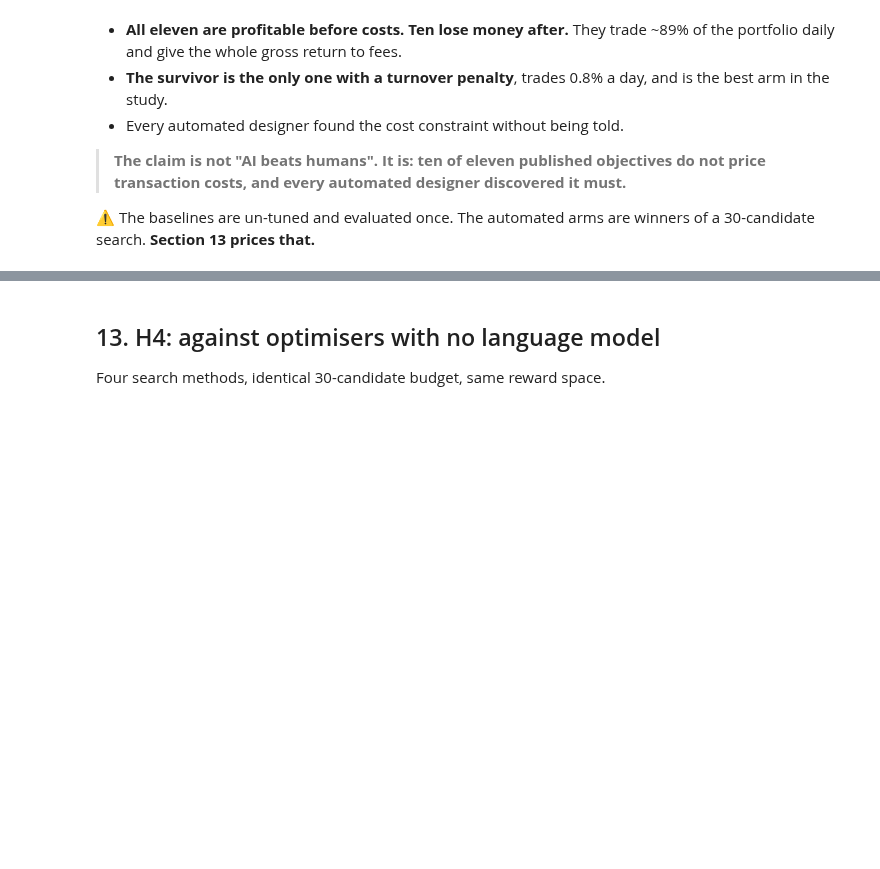
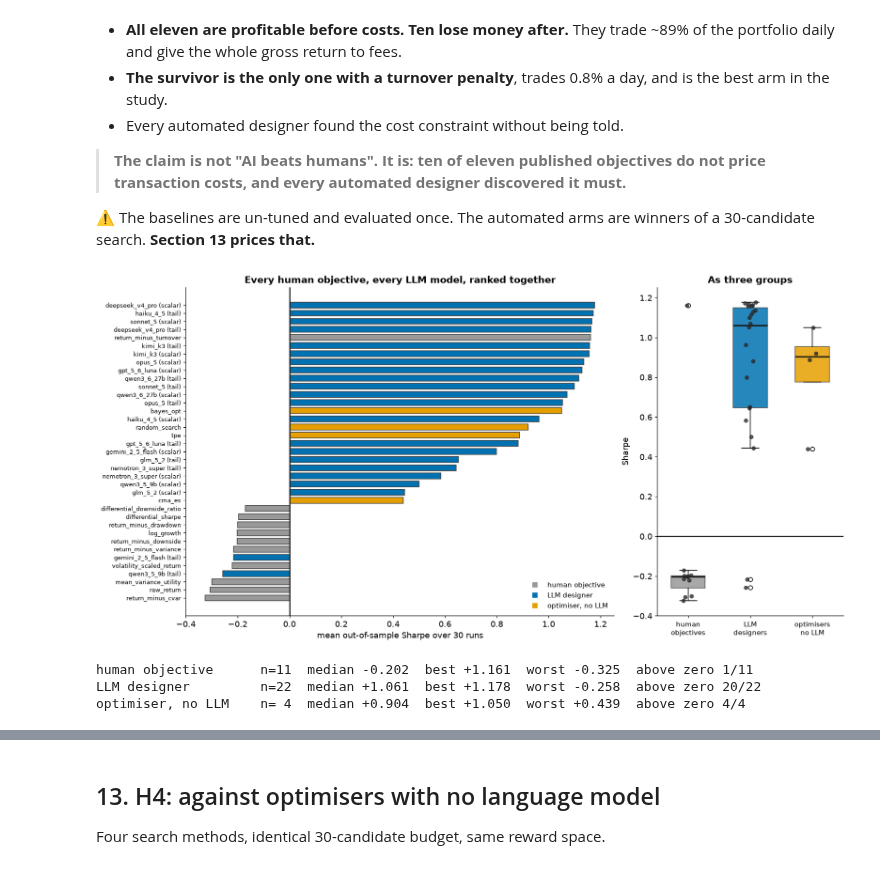
Before and after one commit to abailey81/llm-reward-portfolio, a Jupyter notebook: notebooks/presentation_results.ipynb, the cells around one changed output, grey strips where cells are left out. Drawn from its saved outputs; the diff is of its cells as text; code cells hidden in the pictures; blank space fills up the shorter version.

```diff
--- a/notebooks/presentation_results.ipynb
+++ b/notebooks/presentation_results.ipynb
@@ -1086,3 +1196,59 @@ every LLM arm scored between +1.05 and +1.16
 
 ⚠ The baselines are un-tuned and evaluated once. The automated arms are winners of a 30-candidate
 search. **Section 13 prices that.**
+# %%
+# Every human objective against every LLM model, on one Sharpe axis.
+rowsH = []
+for a in canon.index:
+    rowsH.append({"name": a, "kind": "human objective", "sharpe": canon.loc[a, "net"]})
+for l in LINES:
+    for a in ("distributional", "scalar"):
+        v = cell(l, a)
+        if len(v) >= 5:
+            rowsH.append({"name": "%s (%s)" % (nm(l), "tail" if a == "distributional" else "scalar"),
+                          "kind": "LLM designer", "sharpe": v.mean()})
+for a in ("random_search", "bayes_opt", "cma_es", "tpe"):
+    v = cell("test", a)
+    if len(v) >= 5:
+        rowsH.append({"name": a, "kind": "optimiser, no LLM", "sharpe": v.mean()})
+H = pd.DataFrame(rowsH).sort_values("sharpe")
+KIND = {"human objective": GREY, "LLM designer": BLUE, "optimiser, no LLM": ORANGE}
+
+fig, axes = plt.subplots(1, 2, figsize=(15.0, 7.4),
+                         gridspec_kw={"width_ratios": [2.3, 1]})
+ax = axes[0]
+y = np.arange(len(H))
+ax.barh(y, H["sharpe"], color=[KIND[k] for k in H["kind"]], edgecolor="0.25", height=0.72)
+ax.axvline(0, color="0.15", lw=1.8)
+ax.set_yticks(y); ax.set_yticklabels(H["name"], fontsize=8.5)
+ax.set_xlabel("mean out-of-sample Sharpe over 30 runs")
+ax.set_title("Every human objective, every LLM model, ranked together", fontweight="bold")
+ax.legend(handles=[plt.Line2D([], [], marker="s", ls="none", color=c, label=k)
+                   for k, c in KIND.items()], loc="lower right", fontsize=10)
+
+ax = axes[1]
+groups = ["human objective", "LLM designer", "optimiser, no LLM"]
+vals = [H[H.kind == g].sharpe.values for g in groups]
+bp = ax.boxplot(vals, patch_artist=True, widths=0.55,
+                medianprops=dict(color="0.1", lw=2.2))
+for b_, g in zip(bp["boxes"], groups):
+    b_.set(facecolor=KIND[g], edgecolor="0.25", alpha=0.85)
+for i, v in enumerate(vals):
+    ax.scatter(np.full(len(v), i + 1) + np.random.default_rng(3).uniform(-.09, .09, len(v)),
+               v, s=26, color="0.15", zorder=4, alpha=0.75)
+ax.axhline(0, color="0.15", lw=1.6)
+ax.set_xticklabels(["human" + chr(10) + "objectives", "LLM" + chr(10) + "designers",
+                    "optimisers" + chr(10) + "no LLM"], fontsize=10)
+ax.set_ylabel("Sharpe")
+ax.set_title("As three groups", fontweight="bold")
+savefig(fig, FIG / "P15_llm_vs_human.png"); plt.show()
+
+for g in groups:
+    v = H[H.kind == g].sharpe
+    print("%-20s n=%2d  median %+0.3f  best %+0.3f  worst %+0.3f  above zero %d/%d"
+          % (g, len(v), v.median(), v.max(), v.min(), (v > 0).sum(), len(v)))
+# %% [output]
+[figure, added]
+human objective      n=11  median -0.202  best +1.161  worst -0.325  above zero 1/11
+LLM designer         n=22  median +1.061  best +1.178  worst -0.258  above zero 20/22
+optimiser, no LLM    n= 4  median +0.904  best +1.050  worst +0.439  above zero 4/4
```
Also changed, not shown: parts of 3 cells of this notebook, 17 other files.
